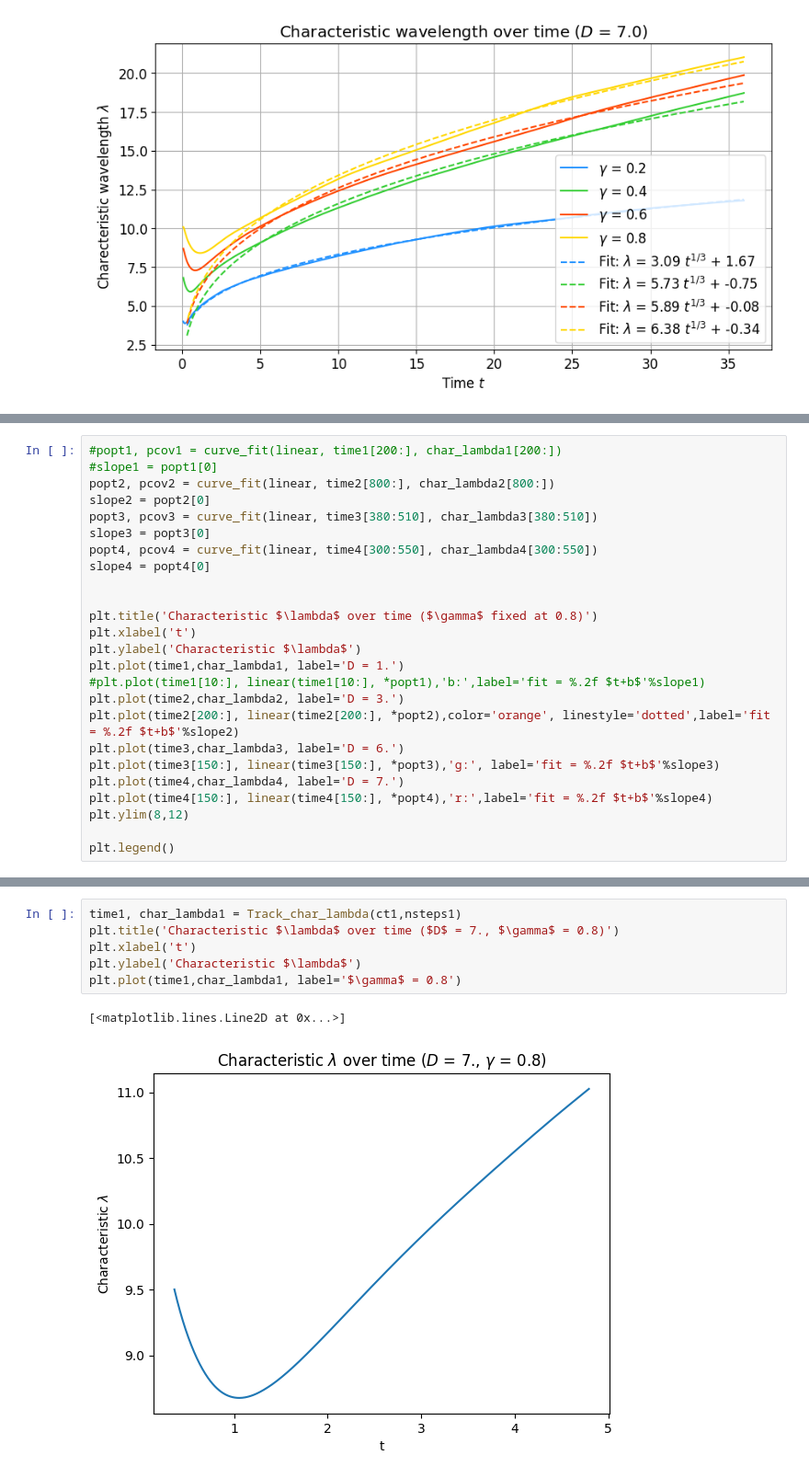
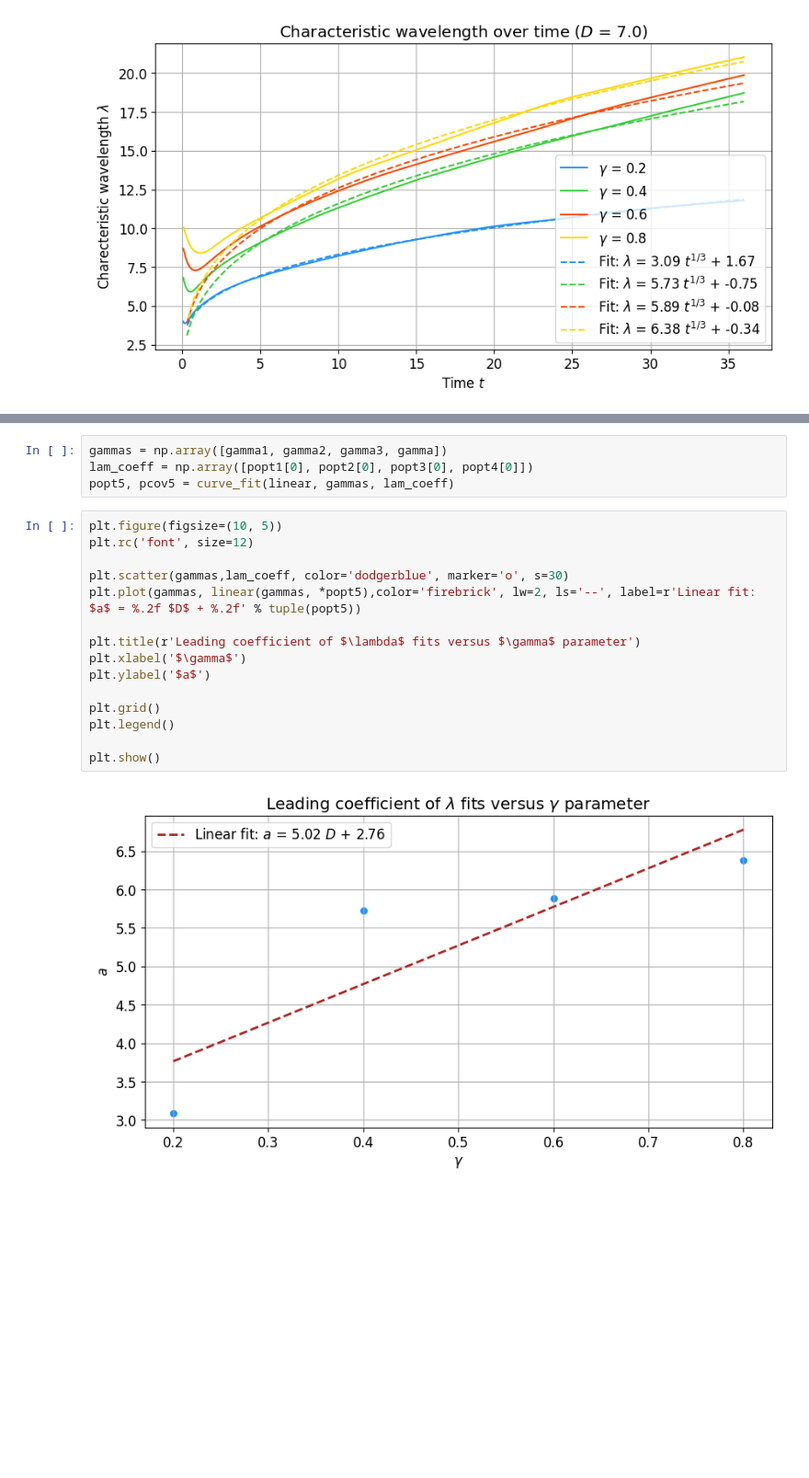
Before and after one commit to leandrorizk/spinodal_decomp, a Jupyter notebook: spinodal_decomposition.ipynb, the cells around one changed output, grey strips where cells are left out. Shown: that part at 92% size. Cells and saved outputs as stored; diff of their text form; blank space fills up the shorter version.

Commit message:
Modify plots

```diff
--- a/spinodal_decomposition.ipynb
+++ b/spinodal_decomposition.ipynb
@@ -529,25 +512,0 @@ plt.legend(fontsize=15)
-# %%
-#popt1, pcov1 = curve_fit(linear, time1[200:], char_lambda1[200:])
-#slope1 = popt1[0]
-popt2, pcov2 = curve_fit(linear, time2[800:], char_lambda2[800:])
-slope2 = popt2[0]
-popt3, pcov3 = curve_fit(linear, time3[380:510], char_lambda3[380:510])
-slope3 = popt3[0]
-popt4, pcov4 = curve_fit(linear, time4[300:550], char_lambda4[300:550])
-slope4 = popt4[0]
-
-
-plt.title('Characteristic $\lambda$ over time ($\gamma$ fixed at 0.8)')
-plt.xlabel('t')
-plt.ylabel('Characteristic $\lambda$')
-plt.plot(time1,char_lambda1, label='D = 1.')
-#plt.plot(time1[10:], linear(time1[10:], *popt1),'b:',label='fit = %.2f $t+b$'%slope1)
-plt.plot(time2,char_lambda2, label='D = 3.')
-plt.plot(time2[200:], linear(time2[200:], *popt2),color='orange', linestyle='dotted',label='fit = %.2f $t+b$'%slope2)
-plt.plot(time3,char_lambda3, label='D = 6.')
-plt.plot(time3[150:], linear(time3[150:], *popt3),'g:', label='fit = %.2f $t+b$'%slope3)
-plt.plot(time4,char_lambda4, label='D = 7.')
-plt.plot(time4[150:], linear(time4[150:], *popt4),'r:',label='fit = %.2f $t+b$'%slope4)
-plt.ylim(8,12)
-
-plt.legend()
@@ -557,9 +513,21 @@ plt.legend()
-# %%
-time1, char_lambda1 = Track_char_lambda(ct1,nsteps1)
-plt.title('Characteristic $\lambda$ over time ($D$ = 7., $\gamma$ = 0.8)')
-plt.xlabel('t')
-plt.ylabel('Characteristic $\lambda$')
-plt.plot(time1,char_lambda1, label='$\gamma$ = 0.8')
-# %% [output]
-[<matplotlib.lines.Line2D at 0x...>]
-[figure, removed]
+# %%
+gammas = np.array([gamma1, gamma2, gamma3, gamma])
+lam_coeff = np.array([popt1[0], popt2[0], popt3[0], popt4[0]])
+popt5, pcov5 = curve_fit(linear, gammas, lam_coeff)
+# %%
+plt.figure(figsize=(10, 5))
+plt.rc('font', size=12)
+
+plt.scatter(gammas,lam_coeff, color='dodgerblue', marker='o', s=30)
+plt.plot(gammas, linear(gammas, *popt5),color='firebrick', lw=2, ls='--', label=r'Linear fit: $a$ = %.2f $D$ + %.2f' % tuple(popt5))
+
+plt.title(r'Leading coefficient of $\lambda$ fits versus $\gamma$ parameter')
+plt.xlabel('$\gamma$')
+plt.ylabel('$a$')
+
+plt.grid()
+plt.legend()
+
+plt.show()
+# %% [output]
+[figure, added]
```
Also changed, not shown: parts of 8 cells of this notebook.
